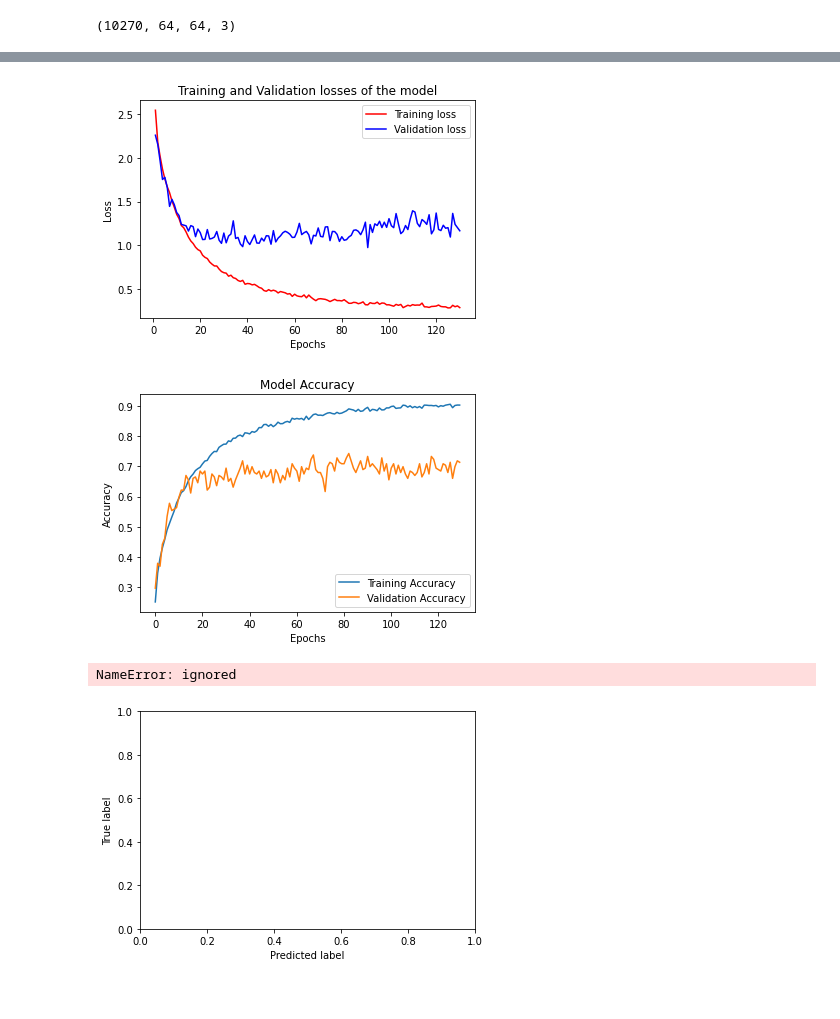
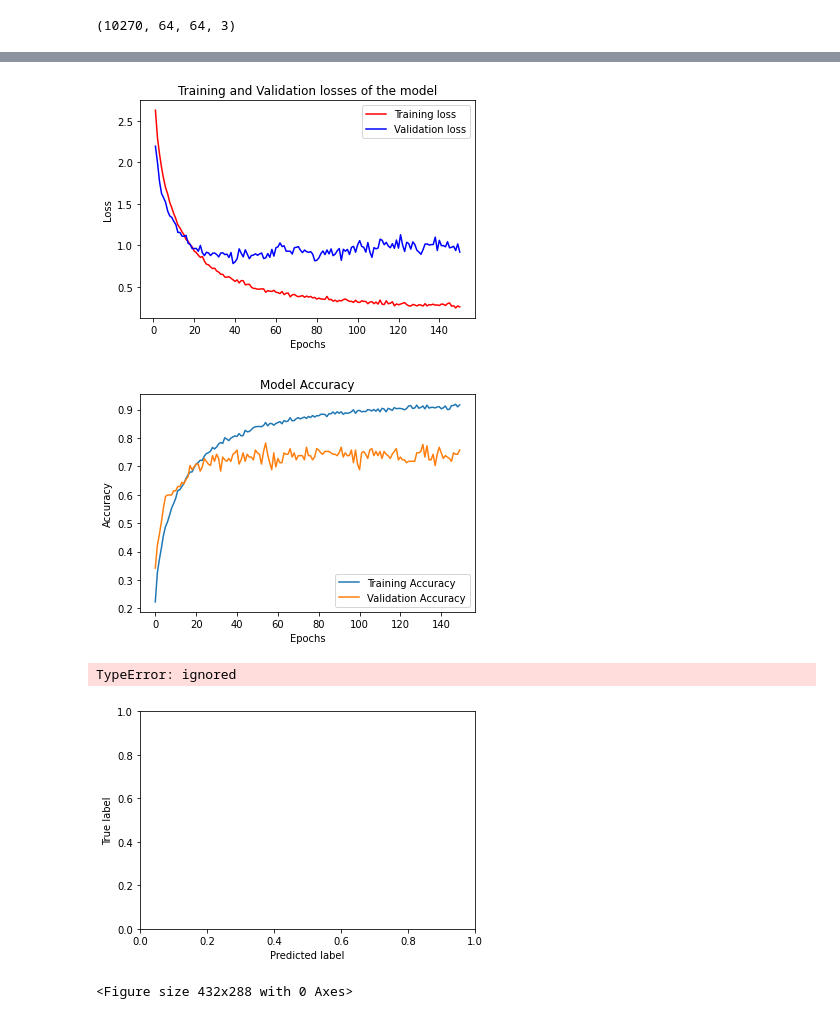
Before and after one commit to vm00328/vm00328_coursework_com2025, a Jupyter notebook: COM2028_CW_vm00328.ipynb, the cells around one changed output, grey strips where cells are left out. Cells and saved outputs as stored; diff of their text form; code cells hidden in the pictures.

```diff
--- a/COM2028_CW_vm00328.ipynb
+++ b/COM2028_CW_vm00328.ipynb
@@ -216,6 +222,6 @@ _________________________________________________________________
 None
 # %%
 #Fitting the model
-my_model = model.fit(x_train, y_train, validation_data=(x_val, y_val), epochs=130, batch_size=64)
+my_model = model.fit(x_train, y_train, validation_data=(x_val, y_val), epochs=150, batch_size=64)
 #tf.convert_to_tensor()
 # %% [output]
@@ -268,16 +274,16 @@ y_val[0]
 # %%
 loss_train = my_model.history['loss']
 loss_val = my_model.history['val_loss']
-epochs = range(1,131)
+epochs = range(1,151)
 plt.plot(epochs, loss_train,'r', label='Training loss')
 plt.plot(epochs, loss_val,'b', label='Validation loss')
 plt.title('Training and Validation losses of the model')
 plt.xlabel('Epochs')
 plt.ylabel('Loss')
 plt.legend()
 plt.show()
 # %% [output]
-[figure, old version]
+[figure, new version]
 # %%
 plt.plot(my_model.history['accuracy'])
 plt.plot(my_model.history['val_accuracy'])
@@ -287,7 +293,7 @@ plt.ylabel('Accuracy')
 plt.legend(['Training Accuracy', 'Validation Accuracy'], loc='lower right')
 plt.show()
 # %% [output]
-[figure, old version]
+[figure, new version]
 # %%
 model.save('my_model.h5')
 # %%
@@ -331,11 +334,17 @@ plt.tight_layout()
 plt.ylabel('True label')
 plt.xlabel('Predicted label')
 
+cnf_matrix = confusion_matrix(y_val, y_val)
+np.set_printoptions(precision=2)
+
 #Plotting the confusion matrix
-plot_confusion_matrix(cm=cm, classes=cm_plot_labels, title='Confusion Matrix')
+plt.figure()
+plot_confusion_matrix(cnf_matrix, classes=class_names, title='Confusion Matrix')
+plt.show()
 # %% [output]
-NameError: ignored
+TypeError: ignored
 [figure]
+<Figure size 432x288 with 0 Axes>
 # %%
 #Creating ther .csv file
 col = pd.read_csv("COM2028_Coursework/submission_sample.csv")
```
Also changed, not shown: parts of 13 cells of this notebook.
